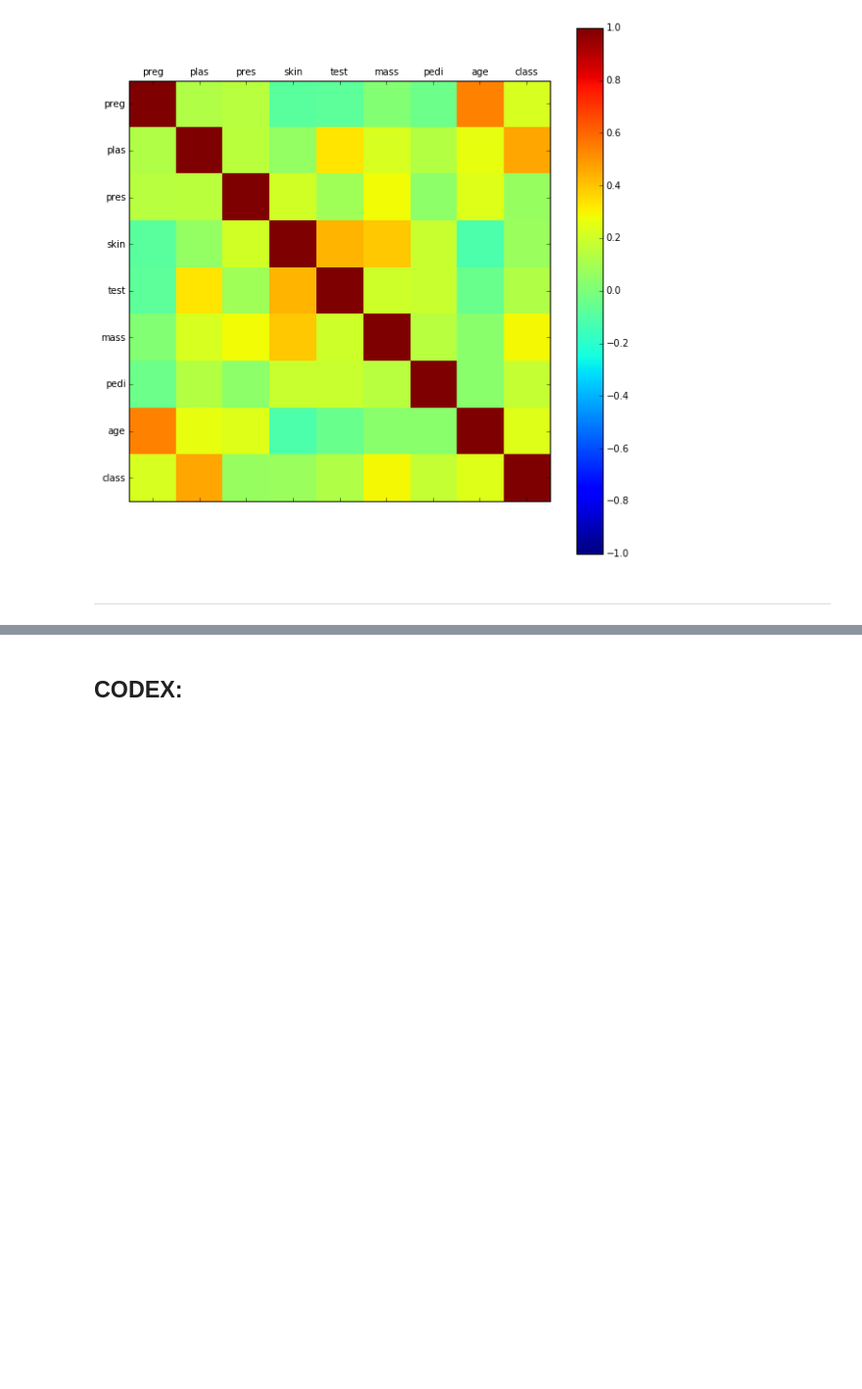
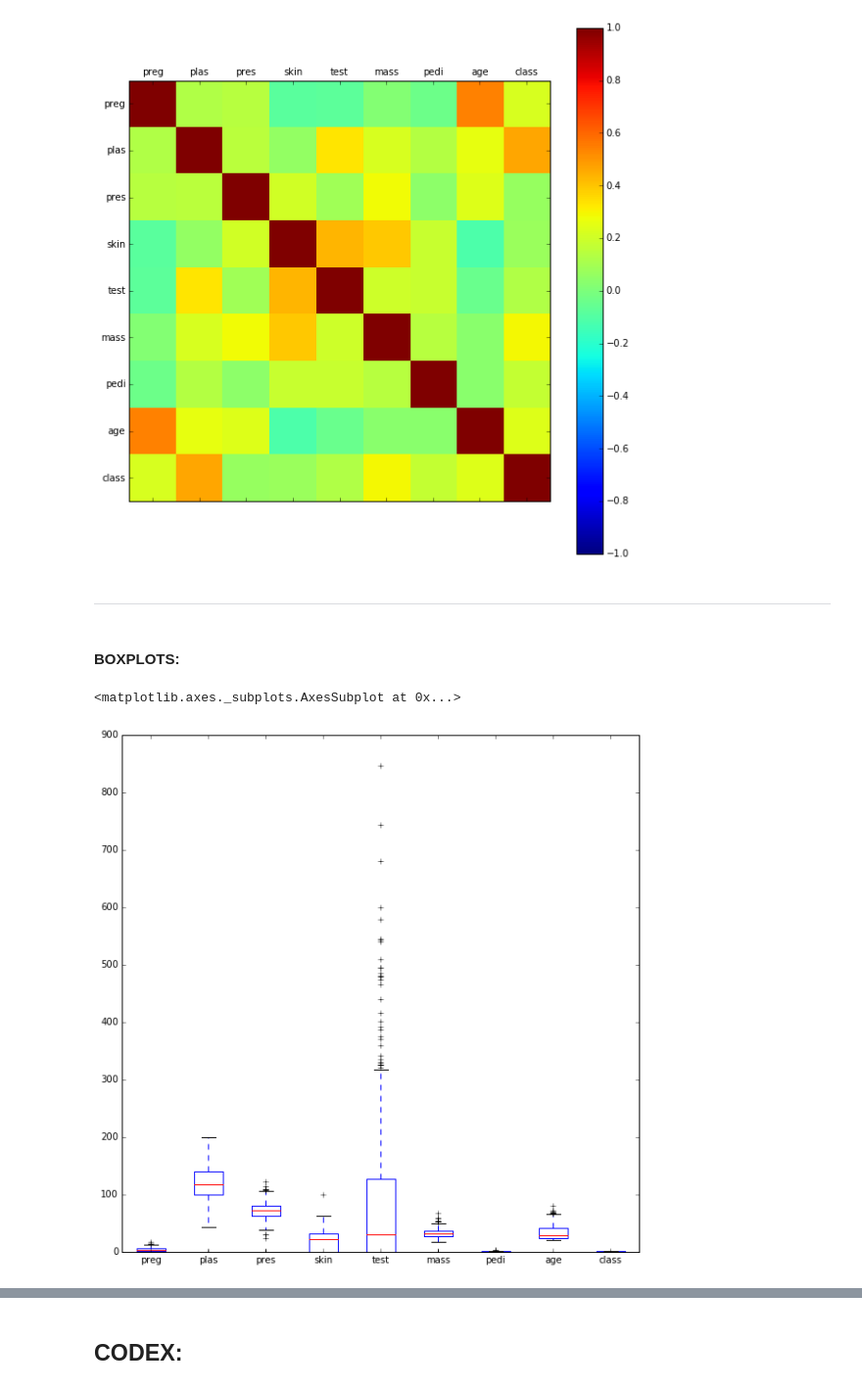
Before and after one commit to YashaFigo/PY_DS_TACTICAL_MANUAL, a Jupyter notebook: Pim Dataset EDA and VIZ __git__.ipynb, the cells around one changed output, grey strips where cells are left out. Shown at 98% size. Cells and saved outputs as stored; diff of their text form; code cells hidden in the pictures; blank space fills up the shorter version.

Commit message:
Add files via upload
Added boxplots

```diff
--- a/Pim Dataset EDA and VIZ __git__.ipynb
+++ b/Pim Dataset EDA and VIZ __git__.ipynb
@@ -213,3 +213,10 @@ plt.show()
 [figure]
 # %% [markdown]
 ---
+# %% [markdown]
+#### BOXPLOTS:
+# %%
+data.plot(kind='box',figsize=(10,10))
+# %% [output]
+<matplotlib.axes._subplots.AxesSubplot at 0x...>
+[figure, added]
```
Also changed, not shown: parts of 2 cells of this notebook.
